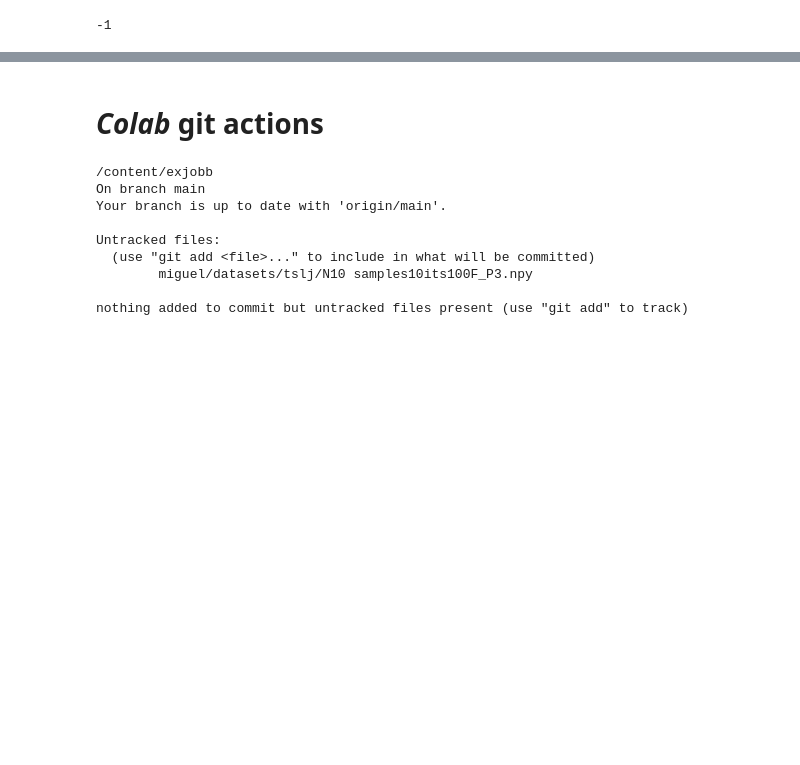
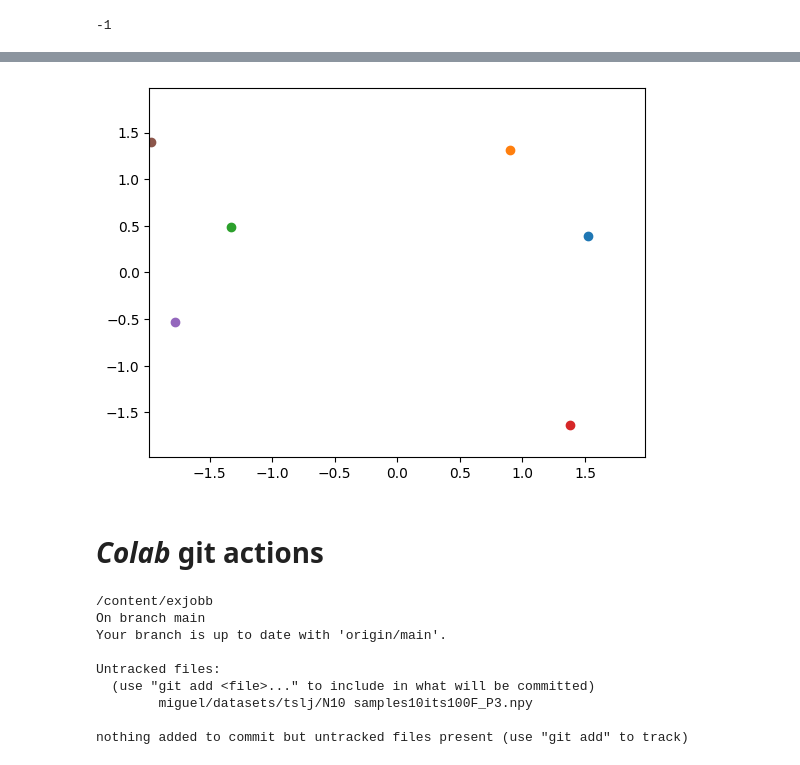
Before and after one commit to Phistian/exjobb, a Jupyter notebook: miguel/simulations/v_sim.ipynb, the cells around one changed output, grey strips where cells are left out. Saved outputs shown, nothing was run; the diff lists cells and outputs as text; code cells hidden in the pictures; blank space fills up the shorter version.

Commit message:
simulations with animation code

```diff
--- a/miguel/simulations/v_sim.ipynb
+++ b/miguel/simulations/v_sim.ipynb
@@ -510,0 +527,36 @@ Total runtime: 92.2008807 s, (9.220088076591491 s per iteration)
+# %%
+
+%matplotlib inline
+import numpy as np
+import matplotlib.pyplot as plt
+import matplotlib.animation as animation
+import cupy as cp
+from IPython.display import HTML
+
+
+
+fig, ax = plt.subplots()
+
+
+
+x = cp.asnumpy(data_d["centroid-0"])
+y = cp.asnumpy(data_d["centroid-1"])
+
+def init():
+    ax.set_xlim(-box_len/2, box_len/2)  # Set appropriate x-axis limits
+    ax.set_ylim(-box_len/2, box_len/2)  # Set appropriate y-axis limits
+    return []
+
+def update(frame):
+    ax.clear()  # Clear the current plot
+    for i in range(N):
+        ax.scatter(x[i + frame*N], y[i + frame*N])  # Plot the current frame
+        ax.set_xlim(-box_len/2, box_len/2)
+        ax.set_ylim(-box_len/2, box_len/2)
+    return []
+
+
+ani = animation.FuncAnimation(fig, update, frames=sample_its, init_func=init, blit=True)
+
+HTML(ani.to_html5_video())
+# %% [output]
@@ -511,3 +564,4 @@ Total runtime: 92.2008807 s, (9.220088076591491 s per iteration)
+[figure, added]
 # %%
 fs = 5
 fig_size = (fs, fs)
```
Also changed, not shown: parts of 3 cells of this notebook.
